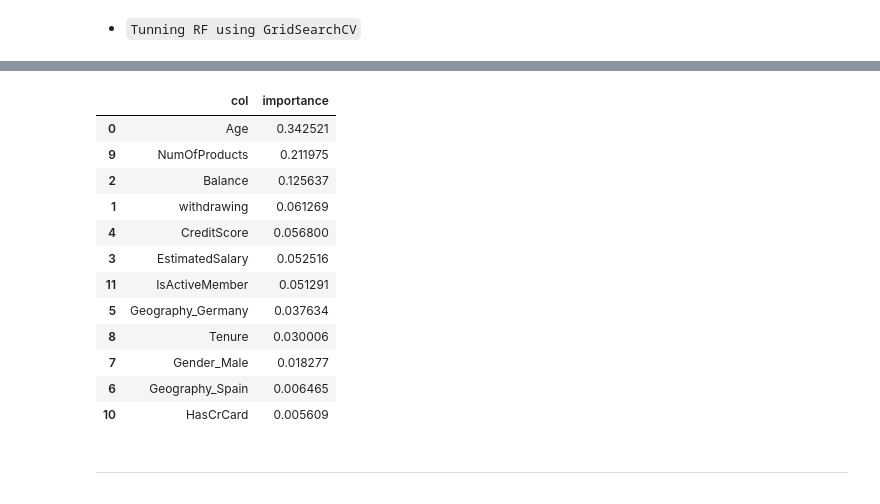
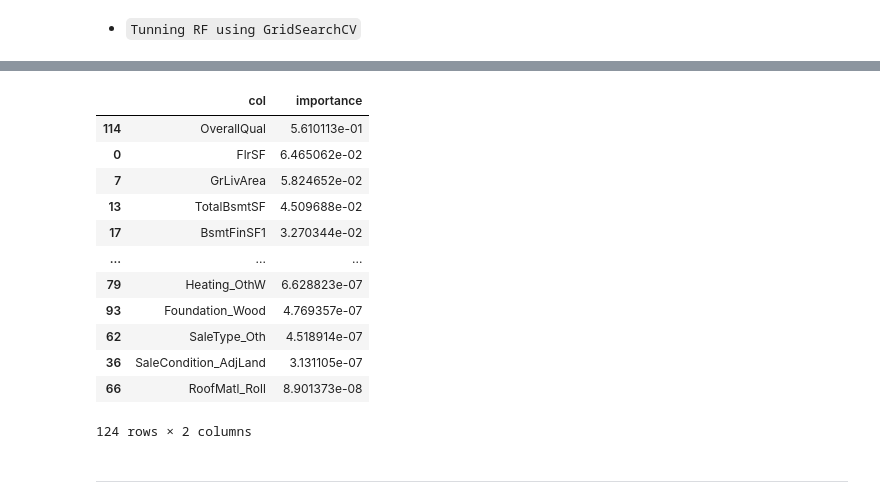
Before and after one commit to youssef1404/House_Pricing_Regression, a Jupyter notebook: notebooks/model.ipynb, the cells around one changed output, grey strips where cells are left out. Drawn from its saved outputs; the diff is of its cells as text; code cells hidden in the pictures.

Commit message:
trying different models

```diff
--- a/notebooks/model.ipynb
+++ b/notebooks/model.ipynb
@@ -546,0 +609,4 @@ joblib.dump(log_clf, os.path.join(ARTIFACTS_FOLDER_PATH, 'logistic-with-smote.pk
+# %%
+# Using KNN, low_n-neibours -> overfitting | high_n-neibours -> underfitting
+knn_reg = KNeighborsRegressor(n_neighbors=6, weights='uniform', p=2)
+knn_reg.fit(X_train_final, y_train)
@@ -551,17 +632,16 @@ joblib.dump(log_clf, os.path.join(ARTIFACTS_FOLDER_PATH, 'logistic-with-smote.pk
 # %%
-# 2. Using class_weight
-forest_clf = RandomForestClassifier(criterion='gini', n_estimators=150,
-                                    max_depth=5, random_state=45, class_weight=dict_weights)
+# 2. Using Random Forest
+forest_clf = RandomForestRegressor(n_estimators=150, max_depth=5, random_state=45, max_samples=0.8)
 forest_clf.fit(X_train_final, y_train)
 
 # Predict and evaluate
 y_pred_train_forest = forest_clf.predict(X_train_final)
 y_pred_test_foerst = forest_clf.predict(X_test_final)
 
-# Using f1_score
-f1_train_forest = f1_score(y_train, y_pred_train_forest)
-f1_test_forest = f1_score(y_test, y_pred_test_foerst)
+# Using RMSE
+rmse_train_forest = np.sqrt(mean_squared_error(y_train, y_pred_train_forest))
+rmse_test_forest = np.sqrt(mean_squared_error(y_test, y_pred_test_foerst))
 
-print(f'The f1_score using RF model for Training Dataset with class_weights is {f1_train_forest*100:.3f}')
-print(f'The f1_score using RF model for Testing Dataset with class_weights is {f1_test_forest*100:.3f}')
+print(f'The RMSE using RF model for Training Dataset is {rmse_train_forest:.3f}')
+print(f'The RMSE using RF model for Testing Dataset is {rmse_test_forest:.3f}')
 # %% [output]
@@ -570,15 +649,0 @@ The f1_score using RF model for Testing Dataset with class_weights is 59.132
-# %%
-# 3. Using SMOTE
-forest_clf = RandomForestClassifier(n_estimators=150, max_depth=5, random_state=45)
-forest_clf.fit(X_train_resampeld, y_train_resampled)
-
-# Predict and evaluate
-y_pred_train_forest = forest_clf.predict(X_train_final)
-y_pred_test_foerst = forest_clf.predict(X_test_final)
-
-# Using f1_score
-f1_train_forest = f1_score(y_train, y_pred_train_forest)
-f1_test_forest = f1_score(y_test, y_pred_test_foerst)
-
-print(f'The f1_score using RF model for Training Dataset with SMOTE is {f1_train_forest*100:.3f}')
-print(f'The f1_score using RF model for Testing Dataset with SMOTE is {f1_test_forest*100:.3f}')
@@ -588,10 +650,6 @@ The f1_score using RF model for Testing Dataset with SMOTE is 62.865
 # %% [markdown]
 * `Tunning RF using GridSearchCV`
 # %%
-# Using GridSearchCV with class_weight
-forest_clf = RandomForestClassifier(n_estimators=150, max_depth=5,
-                                    max_features=0.8, random_state=45, class_weight=dict_weights)
-
 # Params to search in
 params_best_grid = {
     'n_estimators': np.arange(50, 201, 50),
@@ -599,7 +657,8 @@ params_best_grid = {
 }
 
 # Apply gridsearchCV
-grid_forest = GridSearchCV(estimator=forest_clf, param_grid=params_best_grid, cv=5, scoring='f1', verbose=4)
+grid_forest = GridSearchCV(estimator=forest_clf, param_grid=params_best_grid, cv=5,
+                            scoring='neg_mean_squared_error', verbose=4, n_jobs=-1)
 grid_forest.fit(X_train_final, y_train)
 # %% [output]
 Fitting 5 folds for each of 32 candidates, totalling 160 fits
@@ -663,20 +705,20 @@ joblib.dump(forest_tuned, os.path.join(ARTIFACTS_FOLDER_PATH, 'forest-tuned-clas
 # %%
-df_importances = pd.DataFrame({'col': output_cols, 'importance': forest_tuned.feature_importances_})
+df_importances = pd.DataFrame({'col': feature_names, 'importance': forest_tuned.feature_importances_})
 df_importances.sort_values(by='importance', ascending=False)
 # %% [output]
 |  | col | importance |
-| 0 | Age | 0.342521 |
-| 9 | NumOfProducts | 0.211975 |
-| 2 | Balance | 0.125637 |
-| 1 | withdrawing | 0.061269 |
-| 4 | CreditScore | 0.056800 |
-| 3 | EstimatedSalary | 0.052516 |
-| 11 | IsActiveMember | 0.051291 |
-| 5 | Geography_Germany | 0.037634 |
-| 8 | Tenure | 0.030006 |
-| 7 | Gender_Male | 0.018277 |
-| 6 | Geography_Spain | 0.006465 |
-| 10 | HasCrCard | 0.005609 |
+| 114 | OverallQual | 5.610113e-01 |
+| 0 | FlrSF | 6.465062e-02 |
+| 7 | GrLivArea | 5.824652e-02 |
+| 13 | TotalBsmtSF | 4.509688e-02 |
+| 17 | BsmtFinSF1 | 3.270344e-02 |
+| ... | ... | ... |
+| 79 | Heating_OthW | 6.628823e-07 |
+| 93 | Foundation_Wood | 4.769357e-07 |
+| 62 | SaleType_Oth | 4.518914e-07 |
+| 36 | SaleCondition_AdjLand | 3.131105e-07 |
+| 66 | RoofMatl_Roll | 8.901373e-08 |
+124 rows × 2 columns
 # %% [markdown]
 ---
 # %% [markdown]
```
Also changed, not shown: parts of 46 cells of this notebook, 3 other files.
